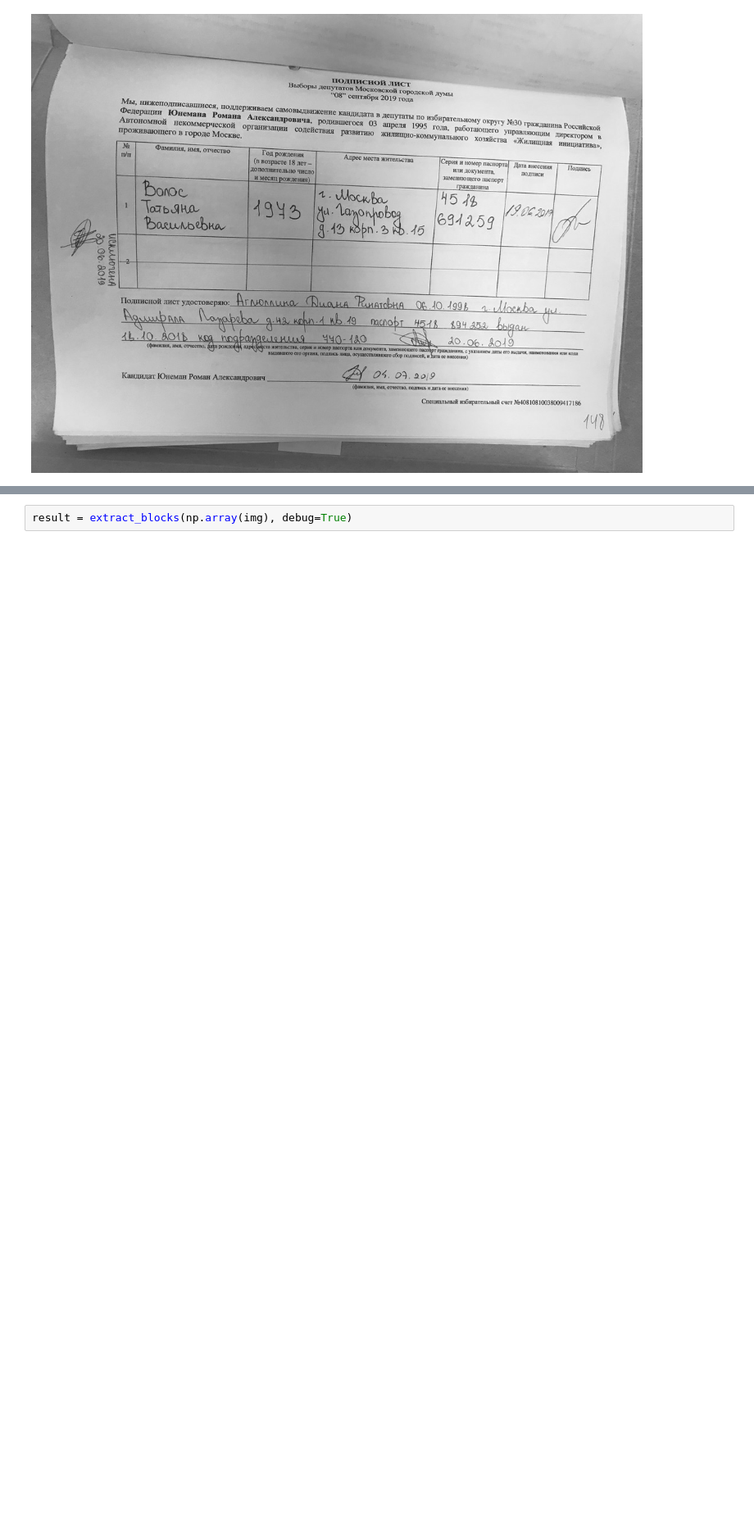
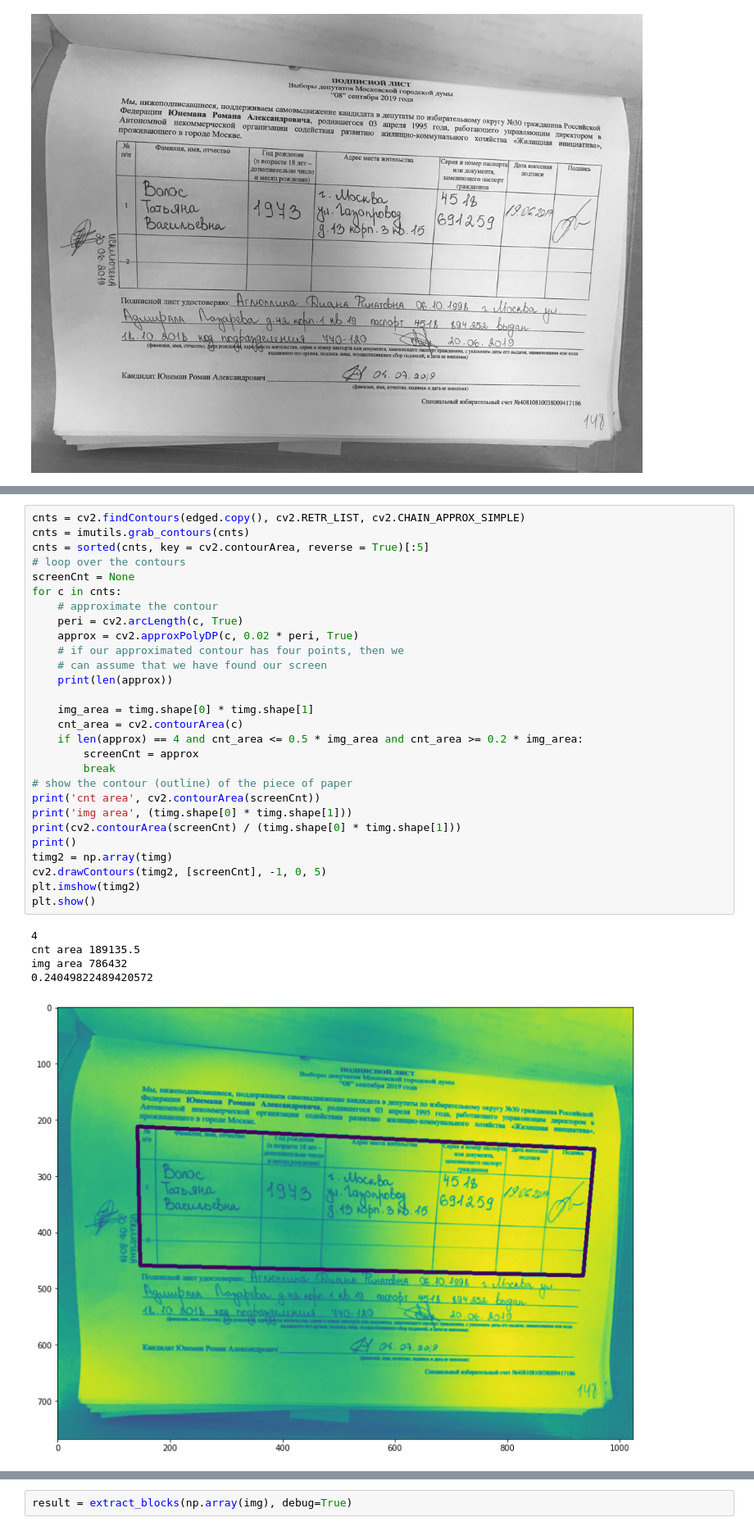
Before and after one commit to btseytlin/img_process, a Jupyter notebook: deskew.ipynb, the cells around one changed output, grey strips where cells are left out. Shown at 82% size. Saved outputs shown, nothing was run; the diff lists cells and outputs as text; blank space fills up the shorter version.

```diff
--- a/deskew.ipynb
+++ b/deskew.ipynb
@@ -38,0 +101,34 @@ img
+# %%
+cnts = cv2.findContours(edged.copy(), cv2.RETR_LIST, cv2.CHAIN_APPROX_SIMPLE)
+cnts = imutils.grab_contours(cnts)
+cnts = sorted(cnts, key = cv2.contourArea, reverse = True)[:5]
+# loop over the contours
+screenCnt = None
+for c in cnts:
+    # approximate the contour
+    peri = cv2.arcLength(c, True)
+    approx = cv2.approxPolyDP(c, 0.02 * peri, True)
+    # if our approximated contour has four points, then we
+    # can assume that we have found our screen
+    print(len(approx))
+
+    img_area = timg.shape[0] * timg.shape[1]
+    cnt_area = cv2.contourArea(c)
+    if len(approx) == 4 and cnt_area <= 0.5 * img_area and cnt_area >= 0.2 * img_area:
+        screenCnt = approx
+        break
+# show the contour (outline) of the piece of paper
+print('cnt area', cv2.contourArea(screenCnt))
+print('img area', (timg.shape[0] * timg.shape[1]))
+print(cv2.contourArea(screenCnt) / (timg.shape[0] * timg.shape[1]))
+print()
+timg2 = np.array(timg)
+cv2.drawContours(timg2, [screenCnt], -1, 0, 5)
+plt.imshow(timg2)
+plt.show()
+# %% [output]
+4
+cnt area 189135.5
+img area 786432
+0.24049822489420572
+[figure, added]
```
Also changed, not shown: parts of 3 cells of this notebook.
